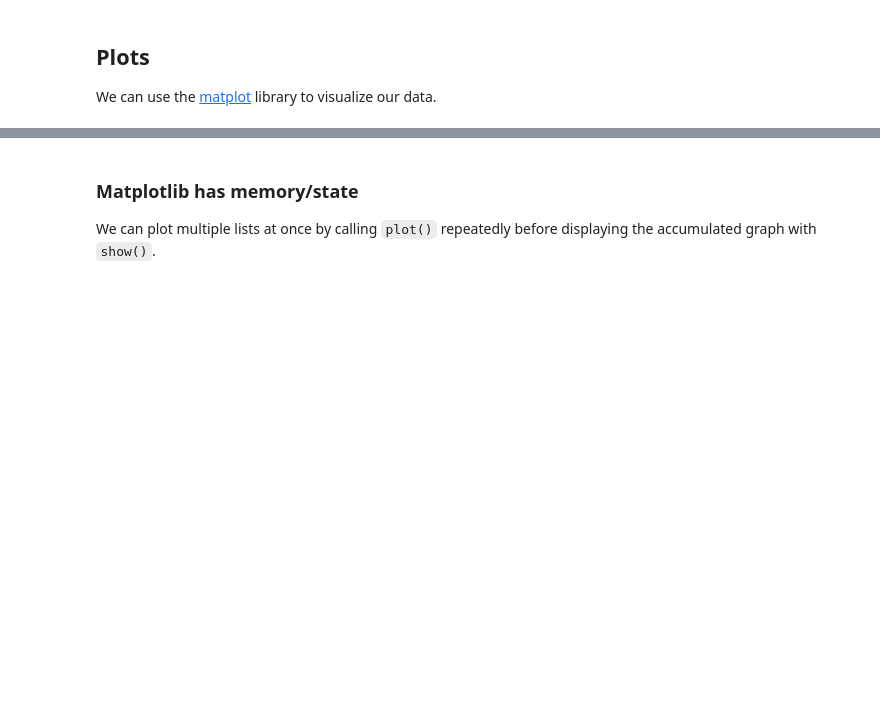
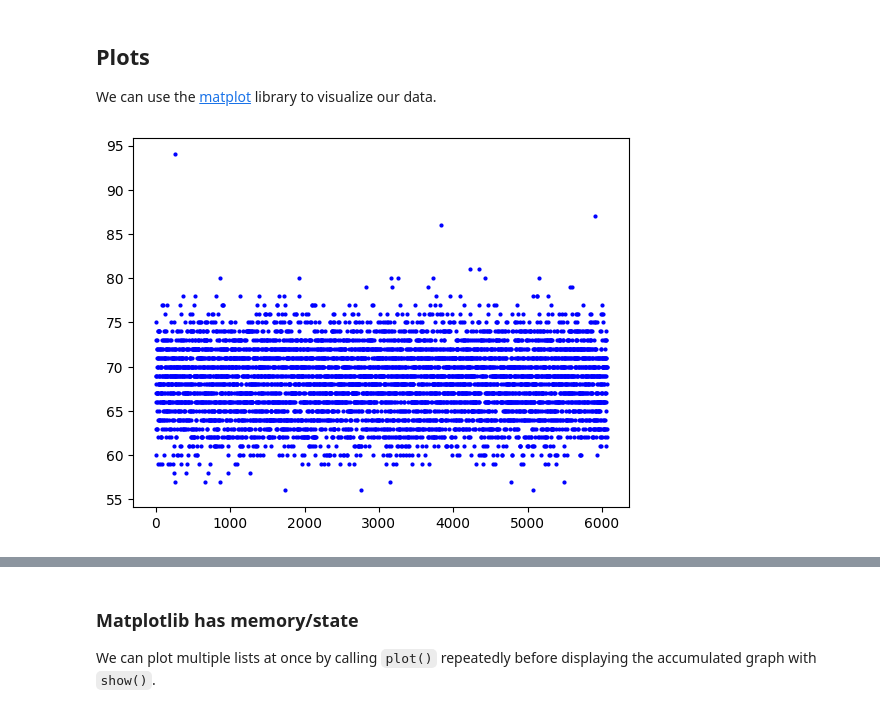
Before and after one commit to msdvml/msdv_machinelearning_WK02, a Jupyter notebook: WK02.ipynb, the cells around one changed output, grey strips where cells are left out. Cells and saved outputs as stored; diff of their text form; code cells hidden in the pictures; blank space fills up the shorter version.

```diff
--- a/WK02.ipynb
+++ b/WK02.ipynb
@@ -413,6 +712,32 @@ ansur = object_from_json_url(ANSUR_JSON_URL)
 
 # Answer:
 #   - how many rows/records/items ?
+
+print(ansur[0])
+print(len(ansur))
+
 #   - tallest height ?
+
+def ansur_height(person):
+  return person["height"]
+
+ansur_max_height = max(ansur, key=ansur_height)
+print(ansur_max_height["height"])
+
 #   - longest ear ?
+
+def ansur_ear(person):
+  return person["ear"]["length"]
+
+ansur_max_ear = max(ansur,key=ansur_ear)
+print(ansur_max_ear["ear"]["length"])
+
 #   - average ear length ?
+
+ear_total = 0
+
+for person in ansur:
+  ear_total = ear_total + person["ear"]["length"]
+
+ansur_avg_ear = ear_total / len(ansur)
+print(ansur_avg_ear)
@@ -475,9 +817,11 @@ There are advantages and disadvantages to each. We'll soon look at another way t
 We can use the [matplot](https://matplotlib.org/stable/api/pyplot_summary.html) library to visualize our data.
 # %%
 # TODO: get heights
-heights = []
+heights = [person[1] for person in ahws]
 
 plt.plot(heights, "bo", markersize=2)
 plt.show()
+# %% [output]
+[figure, added]
 # %%
 # TODO: get weights
```
Also changed, not shown: parts of 59 cells of this notebook.
